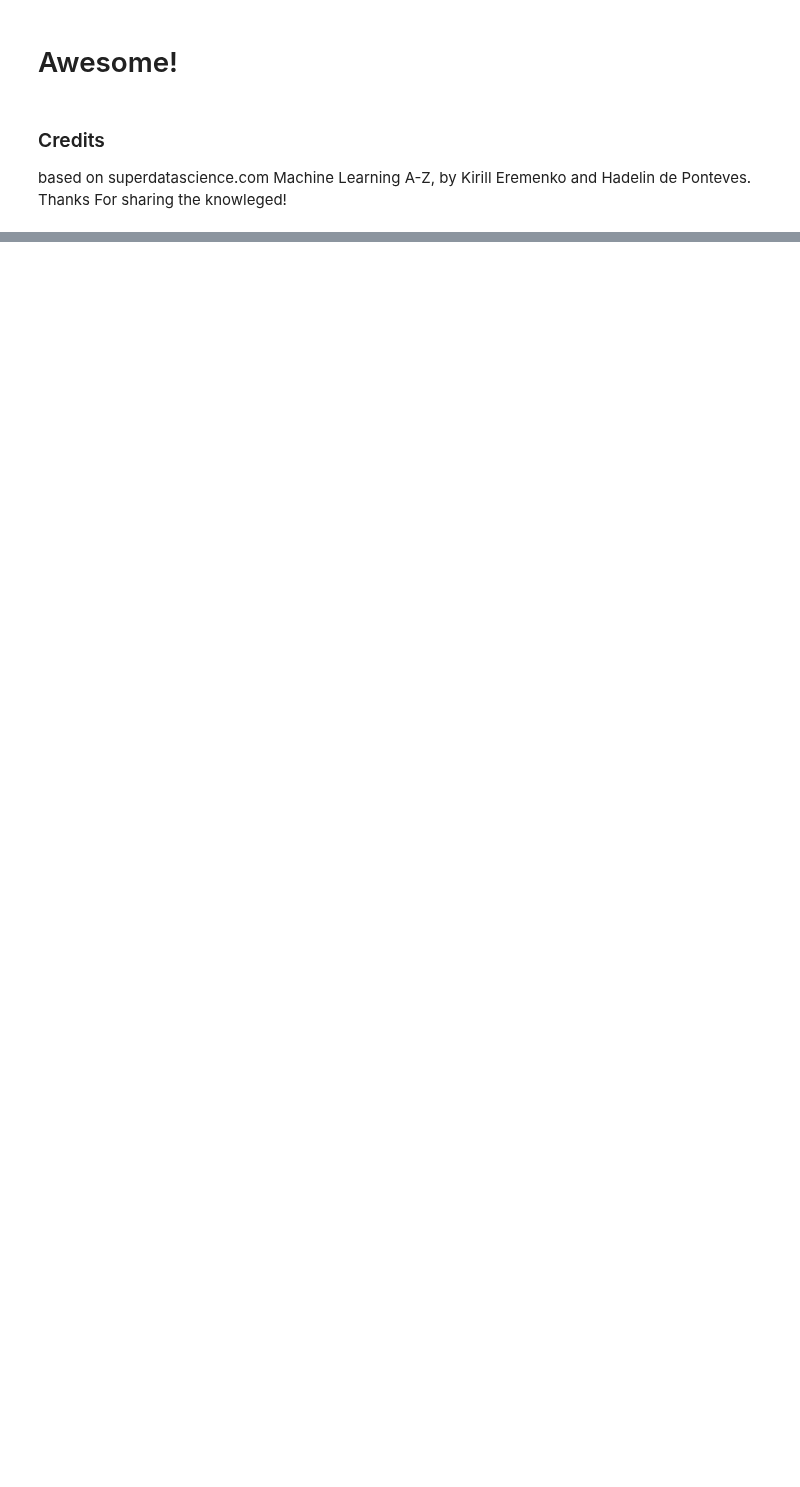
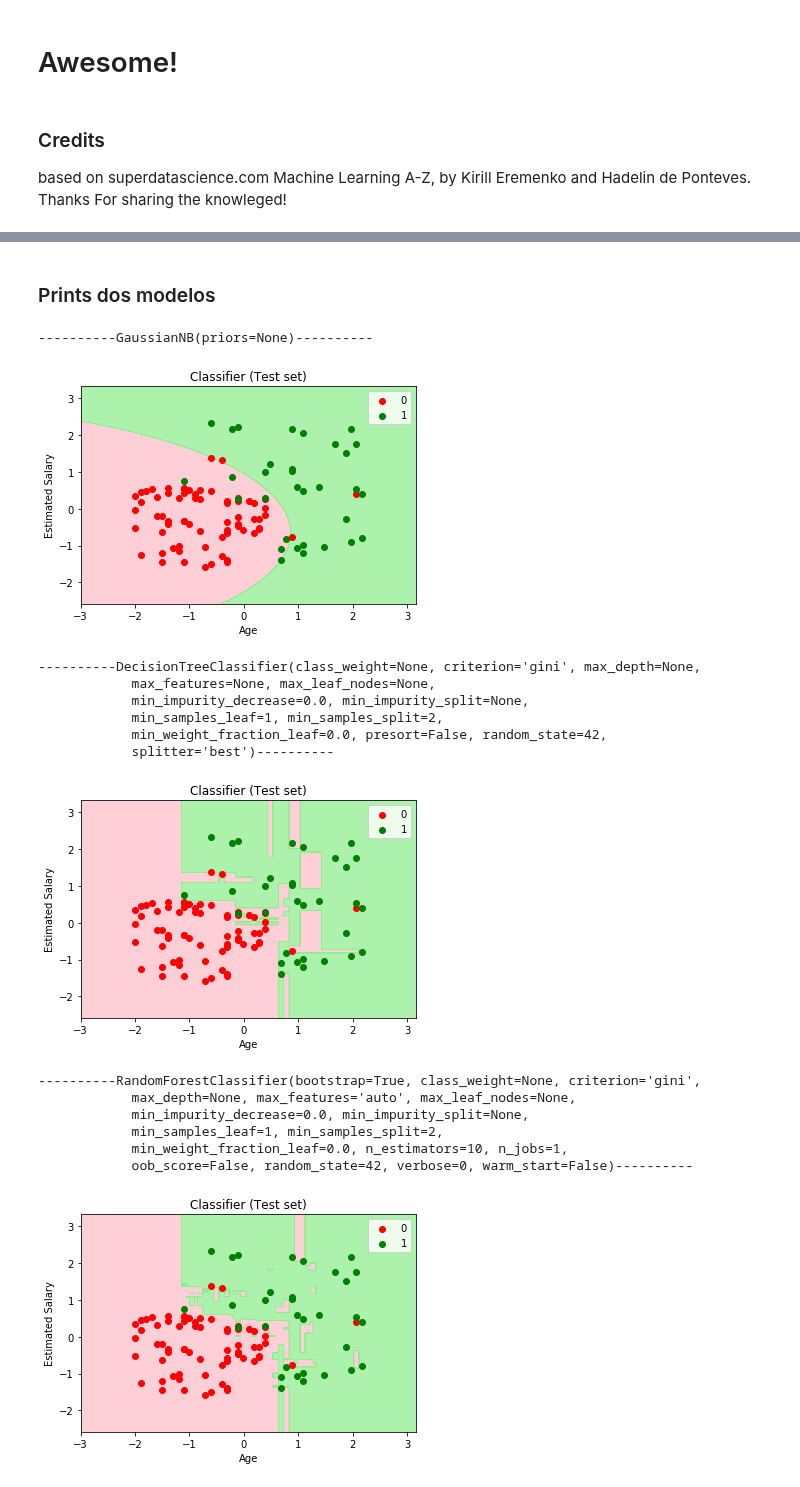
Before and after one commit to deeplearningunb/machinelearning-basics, a Jupyter notebook: logistic-regression-classifier.ipynb, the cells around one changed output, grey strips where cells are left out. Cells and saved outputs as stored; diff of their text form; code cells hidden in the pictures; blank space fills up the shorter version.

Commit message:
[ADD] Added news classifiers

```diff
--- a/logistic-regression-classifier.ipynb
+++ b/logistic-regression-classifier.ipynb
@@ -118,0 +107,24 @@ based on superdatascience.com Machine Learning A-Z, by Kirill Eremenko and Hadel
+# %%
+from sklearn.naive_bayes import GaussianNB
+from sklearn import tree
+from sklearn.ensemble import RandomForestClassifier
+from sklearn.linear_model import LogisticRegression
+from sklearn.svm import SVC
+
+random_state = 42
+models = [GaussianNB(),
+          tree.DecisionTreeClassifier(random_state=random_state),
+          RandomForestClassifier(random_state=random_state),
+          LogisticRegression(random_state=random_state),
+          SVC(random_state=random_state)]
+# %%
+from sklearn.metrics import accuracy_score
+
+models_trained = []
+
+for model in models:
+    print("\n----------"+str(model)+"----------")
+    models_trained.append(model.fit(X_train, y_train))
+    predicts = model.predict(X_test)
+    print(confusion_matrix(y_test, predicts))
+    print(accuracy_score(y_test, predicts))
@@ -118,0 +151,38 @@ based on superdatascience.com Machine Learning A-Z, by Kirill Eremenko and Hadel
+# %% [markdown]
+### Prints dos modelos
+# %%
+for model in models_trained:
+
+    print("\n----------"+str(model)+"----------")
+    X_set, y_set = X_test, y_test
+    X1, X2 = np.meshgrid(np.arange(start = X_set[:, 0].min() - 1, stop = X_set[:, 0].max() + 1, step = 0.01),
+                         np.arange(start = X_set[:, 1].min() - 1, stop = X_set[:, 1].max() + 1, step = 0.01))
+    plt.contourf(X1, X2, model.predict(np.array([X1.ravel(), X2.ravel()]).T).reshape(X1.shape),
+                 alpha = 0.75, cmap = ListedColormap(('pink', 'lightgreen')))
+    plt.xlim(X1.min(), X1.max())
+    plt.ylim(X2.min(), X2.max())
+    for i, j in enumerate(np.unique(y_set)):
+        plt.scatter(X_set[y_set == j, 0], X_set[y_set == j, 1],
+                    c = ListedColormap(('red', 'green'))(i), label = j)
+    plt.title('Classifier (Test set)')
+    plt.xlabel('Age')
+    plt.ylabel('Estimated Salary')
+    plt.legend()
+    plt.show()
+# %% [output]
+----------GaussianNB(priors=None)----------
+[figure, added]
+----------DecisionTreeClassifier(class_weight=None, criterion='gini', max_depth=None,
+            max_features=None, max_leaf_nodes=None,
+            min_impurity_decrease=0.0, min_impurity_split=None,
+            min_samples_leaf=1, min_samples_split=2,
+            min_weight_fraction_leaf=0.0, presort=False, random_state=42,
+            splitter='best')----------
+[figure, added]
+----------RandomForestClassifier(bootstrap=True, class_weight=None, criterion='gini',
+            max_depth=None, max_features='auto', max_leaf_nodes=None,
+            min_impurity_decrease=0.0, min_impurity_split=None,
+            min_samples_leaf=1, min_samples_split=2,
+            min_weight_fraction_leaf=0.0, n_estimators=10, n_jobs=1,
+            oob_score=False, random_state=42, verbose=0, warm_start=False)----------
+[figure, added]
```
Also changed, not shown: parts of 12 cells of this notebook.
